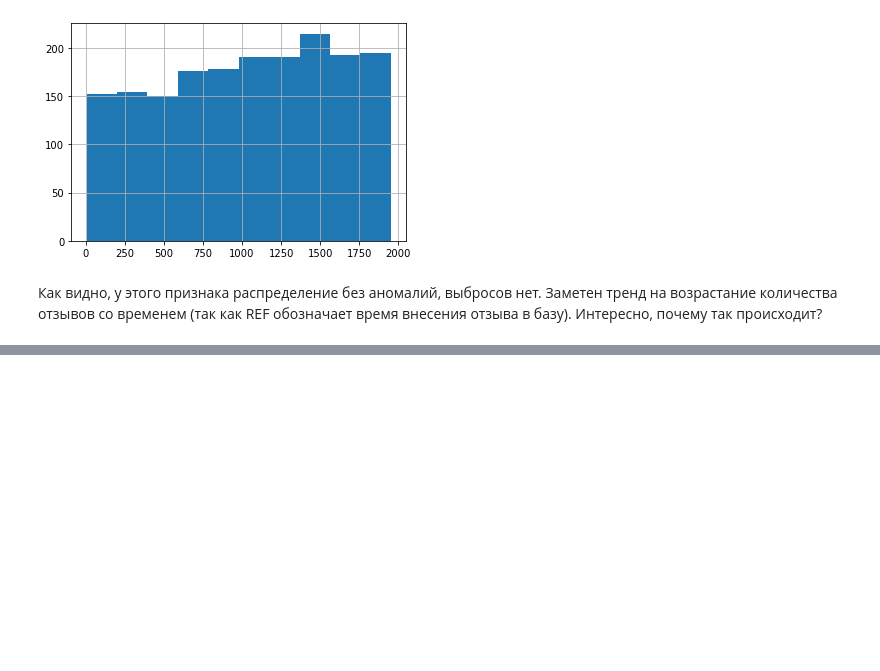
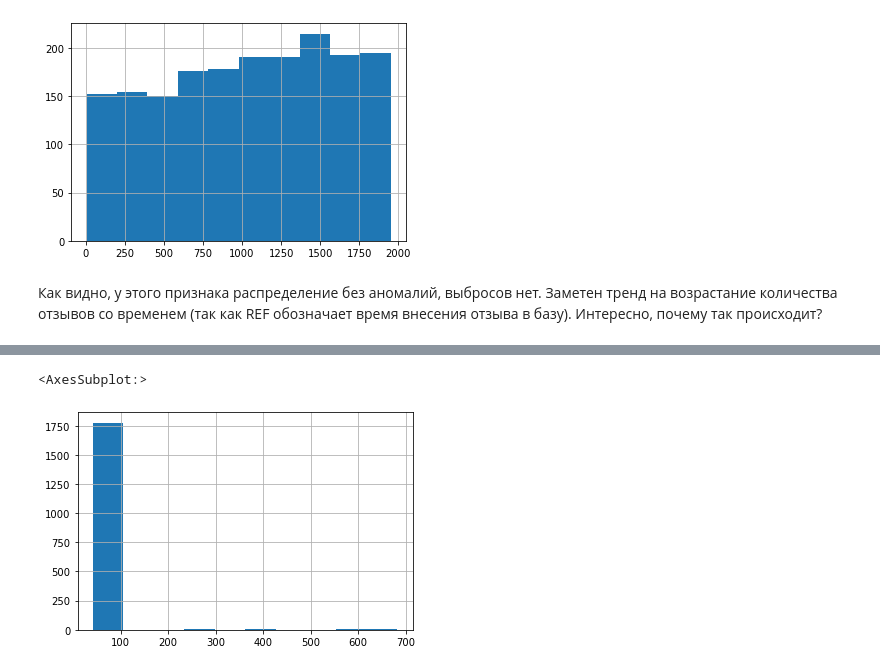
Before and after one commit to HippoCat/SF_Projects_DST-52_DK, a Jupyter notebook: module_02_EDA/Project_2._Exploratory_Data_Analysis_Chocolate.ipynb, the cells around one changed output, grey strips where cells are left out. Drawn from its saved outputs; the diff is of its cells as text; code cells hidden in the pictures; blank space fills up the shorter version.

```diff
--- a/module_02_EDA/Project_2._Exploratory_Data_Analysis_Chocolate.ipynb
+++ b/module_02_EDA/Project_2._Exploratory_Data_Analysis_Chocolate.ipynb
@@ -228,0 +347,5 @@ Name: ref, dtype: float64
+# %%
+cacao.cocoa_percent.hist()
+# %% [output]
+<AxesSubplot:>
+[figure, added]
```
Also changed, not shown: parts of 68 cells of this notebook, 4 other files.
